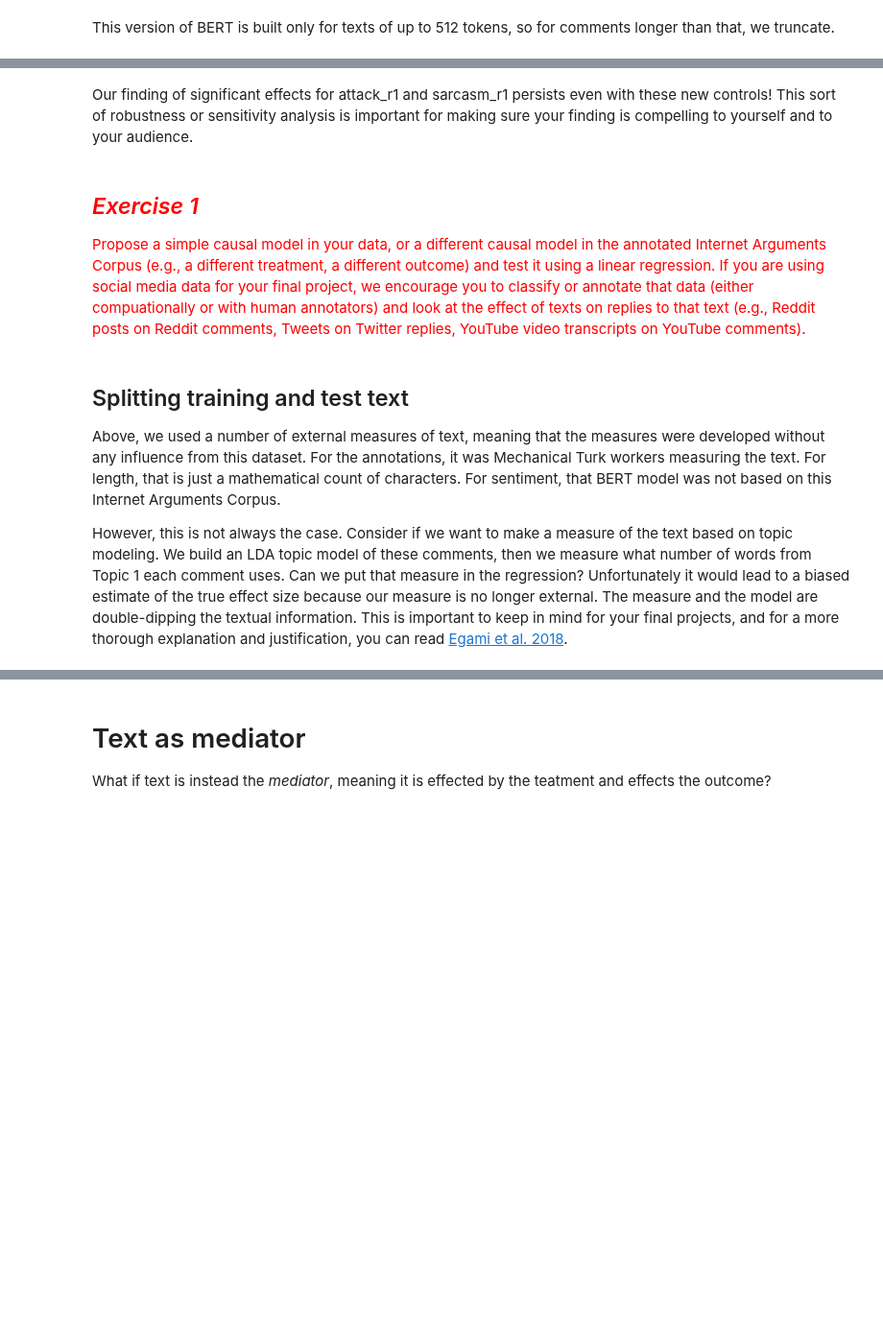
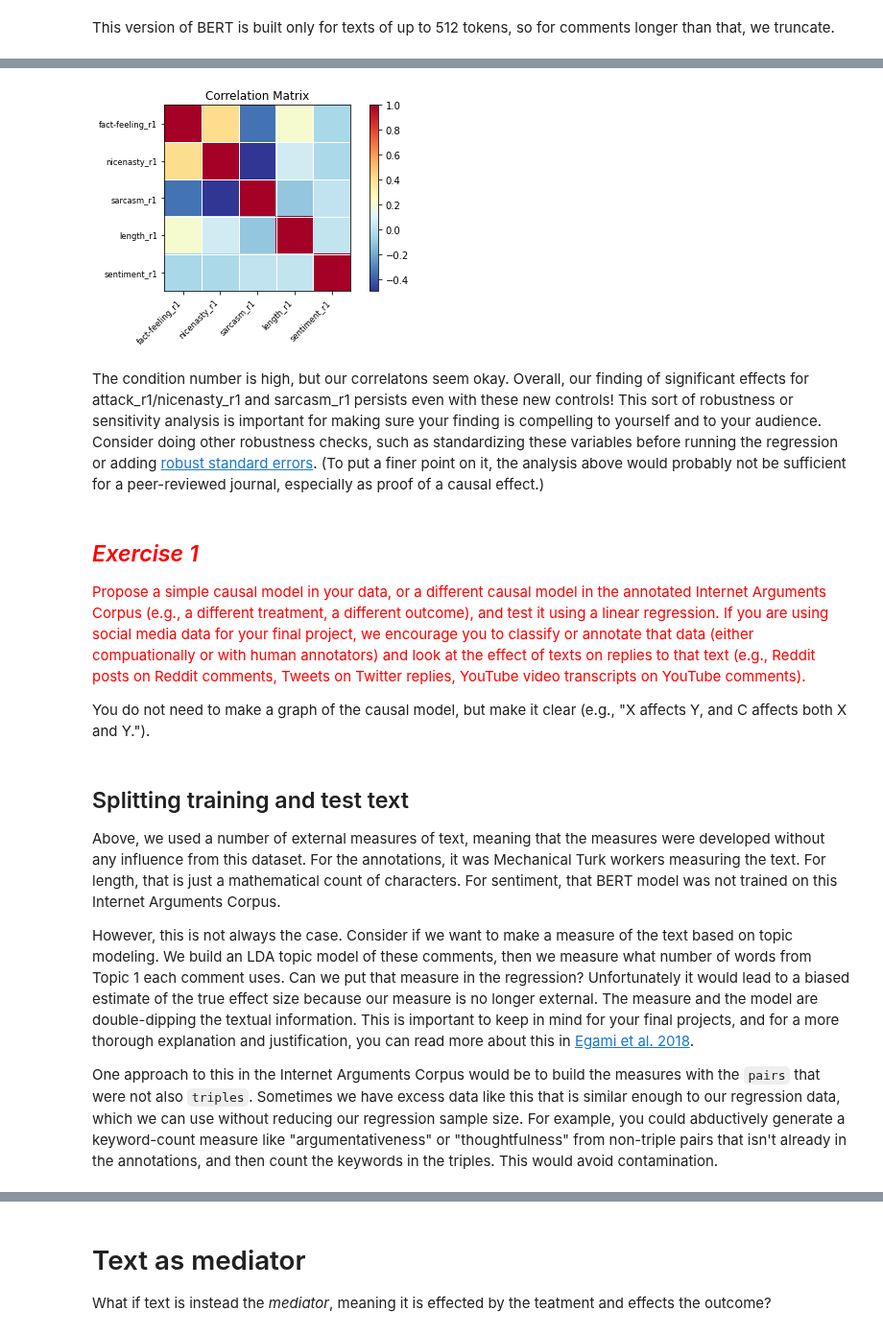
Before and after one commit to UChicago-Computational-Content-Analysis/Homework-Notebooks-2023, a Jupyter notebook: week-6/6-Prediction-and-Causal-Inference.ipynb, the cells around one changed output, grey strips where cells are left out. Shown at 96% size. Drawn from its saved outputs; the diff is of its cells as text; code cells hidden in the pictures; blank space fills up the shorter version.

```diff
--- a/week-6/6-Prediction-and-Causal-Inference.ipynb
+++ b/week-6/6-Prediction-and-Causal-Inference.ipynb
@@ -225,6 +268,6 @@ triples['sentiment_r2'] = triples['response2'].apply(lambda x: sentiment(x[:512]
 # %%
 y = triples['agreement_r2']
-X_cols = ['attack_r1','fact-feeling_r1','nicenasty_r1','sarcasm_r1','length_r1','sentiment_r1']
+X_cols = ['fact-feeling_r1','nicenasty_r1','sarcasm_r1','length_r1','sentiment_r1']
 X = sm.add_constant(triples[X_cols])
 
 lm2 = sm.OLS(y,X).fit()
@@ -232,2 +301,8 @@ lm2.summary()
+# %%
+corr_matrix = np.corrcoef(triples[X_cols].T)
+smg.plot_corr(corr_matrix, xnames=X_cols)
+plt.show()
+# %% [output]
+[figure, added]
 # %% [markdown]
-Our finding of significant effects for attack_r1 and sarcasm_r1 persists even with these new controls! This sort of robustness or sensitivity analysis is important for making sure your finding is compelling to yourself and to your audience.
+The condition number is high, but our correlatons seem okay. Overall, our finding of significant effects for attack_r1/nicenasty_r1 and sarcasm_r1 persists even with these new controls! This sort of robustness or sensitivity analysis is important for making sure your finding is compelling to yourself and to your audience. Consider doing other robustness checks, such as standardizing these variables before running the regression or adding [robust standard errors](https://en.wikipedia.org/wiki/Heteroscedasticity-consistent_standard_errors). (To put a finer point on it, the analysis above would probably not be sufficient for a peer-reviewed journal, especially as proof of a causal effect.)
@@ -236,9 +309,13 @@ np.corrcoef(triples[X_cols])
 # %% [markdown]
 ## <font color="red">*Exercise 1*</font>
 
-<font color="red">Propose a simple causal model in your data, or a different causal model in the annotated Internet Arguments Corpus (e.g., a different treatment, a different outcome) and test it using a linear regression. If you are using social media data for your final project, we encourage you to classify or annotate that data (either compuationally or with human annotators) and look at the effect of texts on replies to that text (e.g., Reddit posts on Reddit comments, Tweets on Twitter replies, YouTube video transcripts on YouTube comments).
+<font color="red">Propose a simple causal model in your data, or a different causal model in the annotated Internet Arguments Corpus (e.g., a different treatment, a different outcome), and test it using a linear regression. If you are using social media data for your final project, we encourage you to classify or annotate that data (either compuationally or with human annotators) and look at the effect of texts on replies to that text (e.g., Reddit posts on Reddit comments, Tweets on Twitter replies, YouTube video transcripts on YouTube comments).
+
+You do not need to make a graph of the causal model, but make it clear (e.g., "X affects Y, and C affects both X and Y.").
 # %% [markdown]
 ## Splitting training and test text
-Above, we used a number of external measures of text, meaning that the measures were developed without any influence from this dataset. For the annotations, it was Mechanical Turk workers measuring the text. For length, that is just a mathematical count of characters. For sentiment, that BERT model was not based on this Internet Arguments Corpus.
+Above, we used a number of external measures of text, meaning that the measures were developed without any influence from this dataset. For the annotations, it was Mechanical Turk workers measuring the text. For length, that is just a mathematical count of characters. For sentiment, that BERT model was not trained on this Internet Arguments Corpus.
 
-However, this is not always the case. Consider if we want to make a measure of the text based on topic modeling. We build an LDA topic model of these comments, then we measure what number of words from Topic 1 each comment uses. Can we put that measure in the regression? Unfortunately it would lead to a biased estimate of the true effect size because our measure is no longer external. The measure and the model are double-dipping the textual information. This is important to keep in mind for your final projects, and for a more thorough explanation and justification, you can read [Egami et al. 2018](https://arxiv.org/pdf/1802.02163.pdf).
+However, this is not always the case. Consider if we want to make a measure of the text based on topic modeling. We build an LDA topic model of these comments, then we measure what number of words from Topic 1 each comment uses. Can we put that measure in the regression? Unfortunately it would lead to a biased estimate of the true effect size because our measure is no longer external. The measure and the model are double-dipping the textual information. This is important to keep in mind for your final projects, and for a more thorough explanation and justification, you can read more about this in [Egami et al. 2018](https://arxiv.org/pdf/1802.02163.pdf).
+
+One approach to this in the Internet Arguments Corpus would be to build the measures with the `pairs` that were not also `triples`. Sometimes we have excess data like this that is similar enough to our regression data, which we can use without reducing our regression sample size. For example, you could abductively generate a keyword-count measure like "argumentativeness" or "thoughtfulness" from non-triple pairs that isn't already in the annotations, and then count the keywords in the triples. This would avoid contamination.
```
Also changed, not shown: parts of 11 cells of this notebook, 1 other file.
